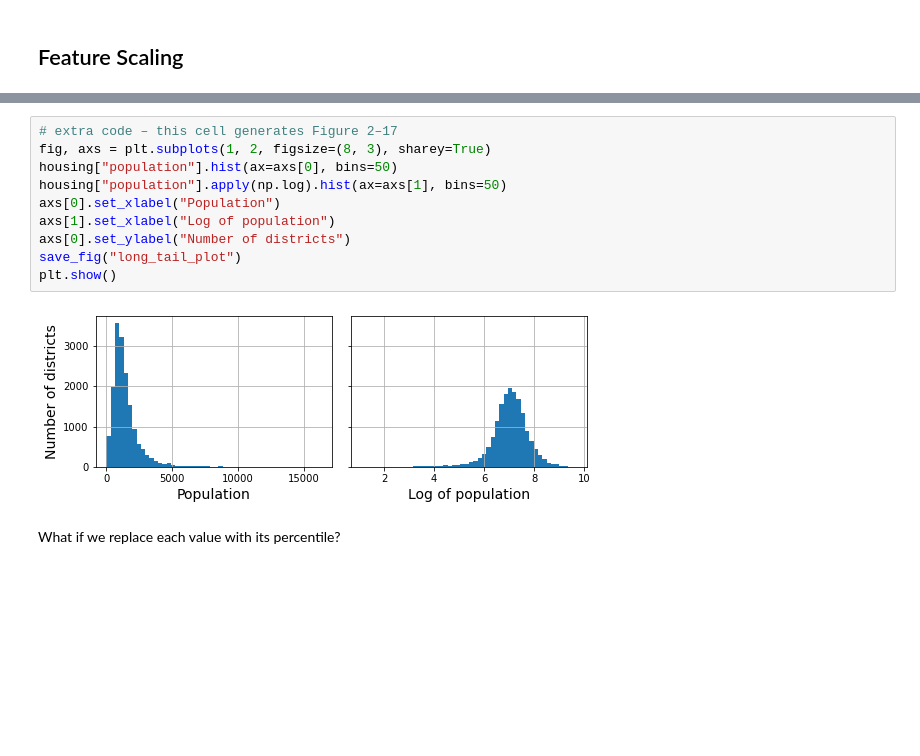
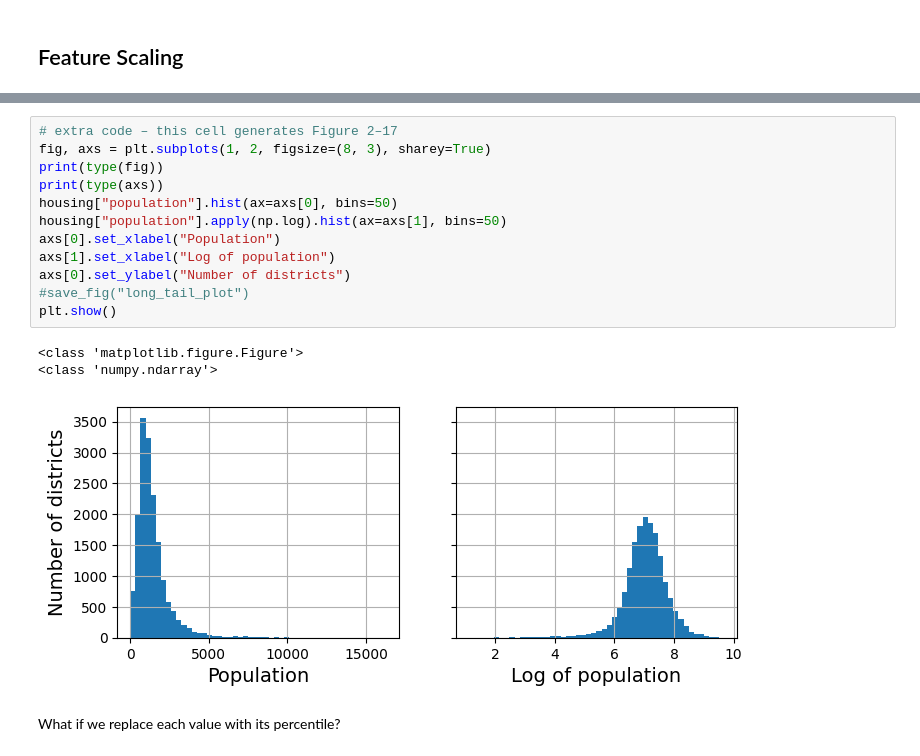
Before and after one commit to dnegi3000/ml-ene-to-end-book, a Jupyter notebook: dn_02_end_to_end_machine_learning_project.ipynb, the cells around one changed output, grey strips where cells are left out. Saved outputs shown, nothing was run; the diff lists cells and outputs as text; blank space fills up the shorter version.

```diff
--- a/dn_02_end_to_end_machine_learning_project.ipynb
+++ b/dn_02_end_to_end_machine_learning_project.ipynb
@@ -693,15 +712,19 @@ housing_num_std_scaled = std_scaler.fit_transform(housing_num)
 # %%
 # extra code – this cell generates Figure 2–17
 fig, axs = plt.subplots(1, 2, figsize=(8, 3), sharey=True)
+print(type(fig))
+print(type(axs))
 housing["population"].hist(ax=axs[0], bins=50)
 housing["population"].apply(np.log).hist(ax=axs[1], bins=50)
 axs[0].set_xlabel("Population")
 axs[1].set_xlabel("Log of population")
 axs[0].set_ylabel("Number of districts")
-save_fig("long_tail_plot")
+#save_fig("long_tail_plot")
 plt.show()
 # %% [output]
+<class 'matplotlib.figure.Figure'>
+<class 'numpy.ndarray'>
-[figure, old version]
+[figure, new version]
 # %% [markdown]
 What if we replace each value with its percentile?
 # %%
```
Also changed, not shown: parts of 9 cells of this notebook.
